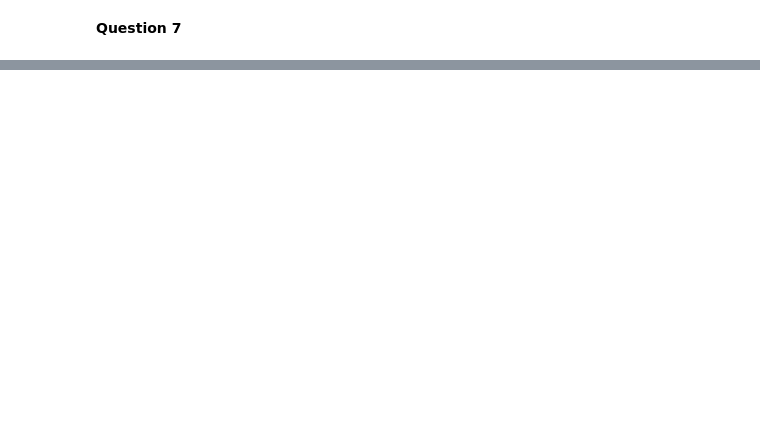
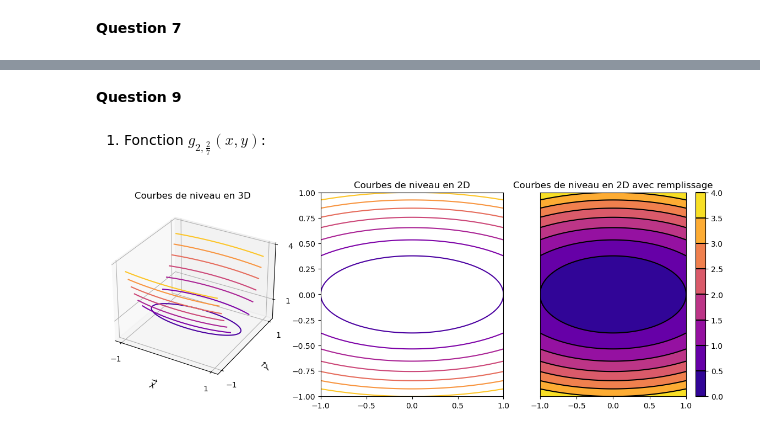
Before and after one commit to Clwrnd/AN_Project, a Jupyter notebook: Projet.ipynb, the cells around one changed output, grey strips where cells are left out. Cells and saved outputs as stored; diff of their text form; code cells hidden in the pictures; blank space fills up the shorter version.

```diff
--- a/Projet.ipynb
+++ b/Projet.ipynb
@@ -180,0 +252,42 @@ En posant $g(x)=f'(x)$, on retrouve la **méthode de Newton**: $$x_{n+1}=x_n-\fr
+# %% [markdown]
+**Question 9**
+# %% [markdown]
+1. Fonction $g_{2,\frac{2}{7}}(x,y)$:
+# %%
+#Figure global
+fig = plt.figure(figsize=plt.figaspect(0.33))
+# Ligne de niveau en 3D
+ax = fig.add_subplot(1,3,1,projection='3d')
+plt.title("Courbes de niveau en 3D")
+
+ax.set_xticks([-1,1])
+ax.set_yticks([-1,1])
+ax.set_zticks([1,4])
+
+ax.set_xlabel(r'$\overrightarrow{X}$')
+ax.set_ylabel(r'$\overrightarrow{Y}$')
+
+ax.contour(X, Y, Z, levels= 7,cmap="plasma")
+#Ligne de niveau en 2D
+
+ax = fig.add_subplot(1,3,2)
+plt.title("Courbes de niveau en 2D")
+
+ax.contour(X, Y, Z, cmap="plasma")
+
+#Ligne de niveau en 2D avec remplissage
+ax = fig.add_subplot(1,3,3)
+plt.title("Courbes de niveau en 2D avec remplissage")
+
+ax.set_yticks([])
+
+CS=ax.contour(X, Y, Z,colors="black")
+CS2 = ax.contourf(X, Y, Z,cmap="plasma")
+
+cbar = fig.colorbar(CS2)
+cbar.add_lines(CS)
+
+
+plt.show()
+# %% [output]
+[figure, added]
```
Also changed, not shown: parts of 29 cells of this notebook.
